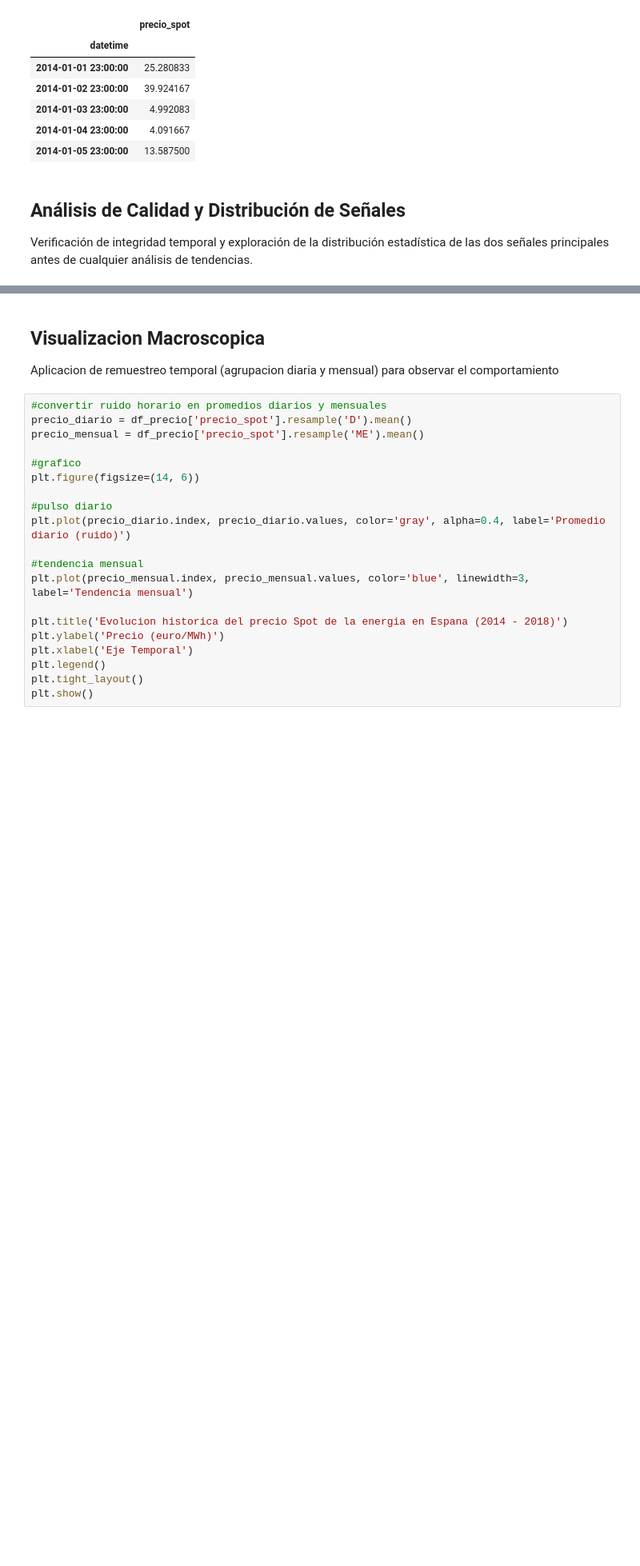
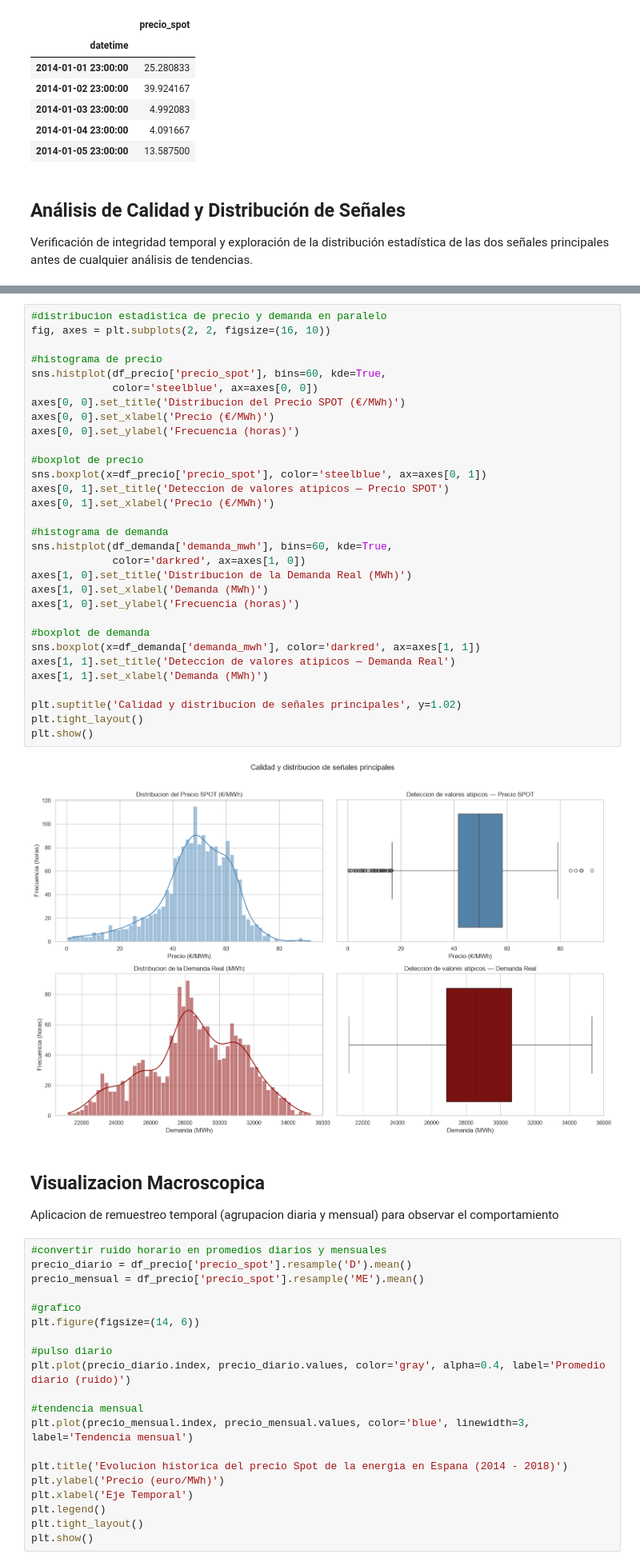
Before and after one commit to Cesahz/california-housing-energy-eda, a Jupyter notebook: notebooks/2.0-energy-market-eda.ipynb, the cells around one changed output, grey strips where cells are left out. Shown at 80% size. Drawn from its saved outputs; the diff is of its cells as text; blank space fills up the shorter version.

```diff
--- a/notebooks/2.0-energy-market-eda.ipynb
+++ b/notebooks/2.0-energy-market-eda.ipynb
@@ -162,6 +162,39 @@ Horas faltantes en Demanda real: 41952
 
 Nulos en Precio SPOT:  0
 Nulos en Demanda real: 0
+# %%
+#distribucion estadistica de precio y demanda en paralelo
+fig, axes = plt.subplots(2, 2, figsize=(16, 10))
+
+#histograma de precio
+sns.histplot(df_precio['precio_spot'], bins=60, kde=True,
+             color='steelblue', ax=axes[0, 0])
+axes[0, 0].set_title('Distribucion del Precio SPOT (€/MWh)')
+axes[0, 0].set_xlabel('Precio (€/MWh)')
+axes[0, 0].set_ylabel('Frecuencia (horas)')
+
+#boxplot de precio
+sns.boxplot(x=df_precio['precio_spot'], color='steelblue', ax=axes[0, 1])
+axes[0, 1].set_title('Deteccion de valores atipicos — Precio SPOT')
+axes[0, 1].set_xlabel('Precio (€/MWh)')
+
+#histograma de demanda
+sns.histplot(df_demanda['demanda_mwh'], bins=60, kde=True,
+             color='darkred', ax=axes[1, 0])
+axes[1, 0].set_title('Distribucion de la Demanda Real (MWh)')
+axes[1, 0].set_xlabel('Demanda (MWh)')
+axes[1, 0].set_ylabel('Frecuencia (horas)')
+
+#boxplot de demanda
+sns.boxplot(x=df_demanda['demanda_mwh'], color='darkred', ax=axes[1, 1])
+axes[1, 1].set_title('Deteccion de valores atipicos — Demanda Real')
+axes[1, 1].set_xlabel('Demanda (MWh)')
+
+plt.suptitle('Calidad y distribucion de señales principales', y=1.02)
+plt.tight_layout()
+plt.show()
+# %% [output]
+[figure, added]
 # %% [markdown]
 ## Visualizacion Macroscopica
 Aplicacion de remuestreo temporal (agrupacion diaria y mensual) para observar el comportamiento
```
Also changed, not shown: parts of 1 cell of this notebook.
